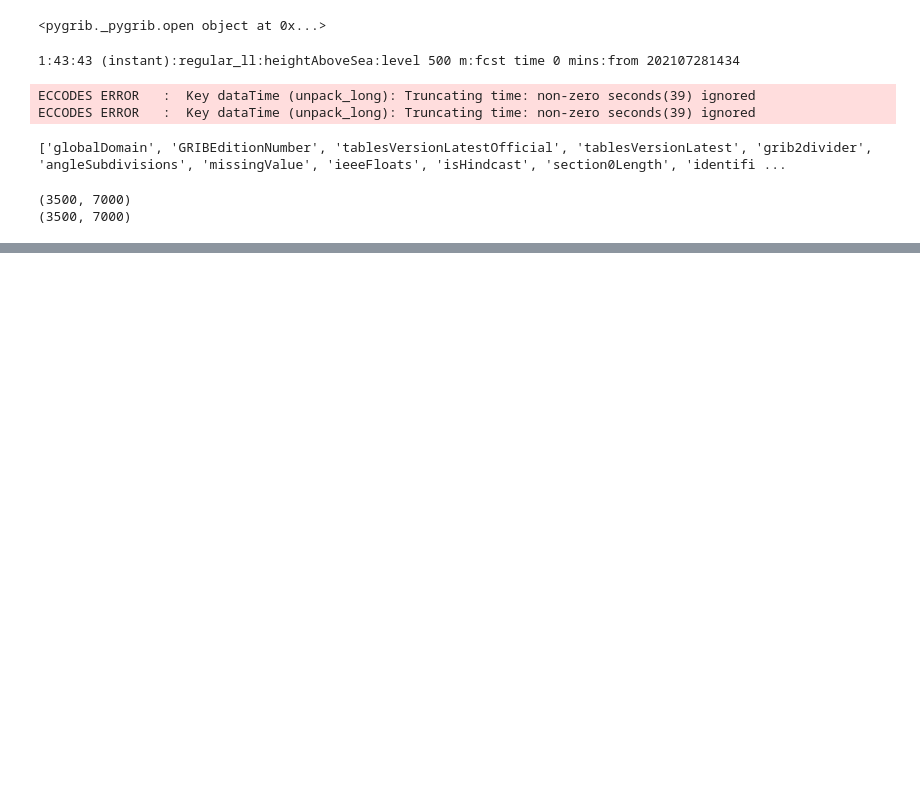
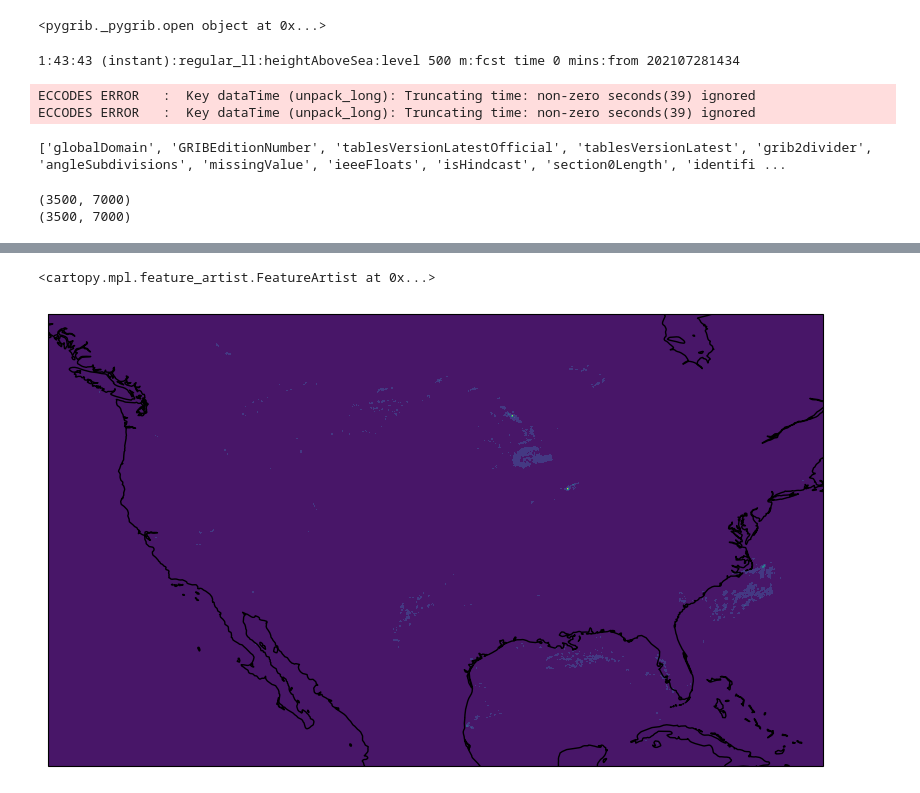
Before and after one commit to bmccl87/merlin_data_analysis, a Jupyter notebook: mrms_vii.ipynb, the cells around one changed output, grey strips where cells are left out. Saved outputs shown, nothing was run; the diff lists cells and outputs as text; code cells hidden in the pictures; blank space fills up the shorter version.

```diff
--- a/mrms_vii.ipynb
+++ b/mrms_vii.ipynb
@@ -44,0 +45,11 @@ plt.scatter(x,y,.5,marker='.',color='Red')
+# %%
+fig = plt.figure(figsize=(10,8))
+ax = fig.add_subplot(1,1,1, projection=ccrs.PlateCarree())
+ax.set_extent([-70,-130,20,55],crs=ccrs.PlateCarree())
+ax.add_feature(cfeature.LAND, edgecolor="black")
+ax.add_feature(cfeature.OCEAN, edgecolor="black")
+plt.contourf(lons,lats,vii,transform=ccrs.PlateCarree())
+ax.coastlines()
+# %% [output]
+<cartopy.mpl.feature_artist.FeatureArtist at 0x...>
+[figure, added]
```
Also changed, not shown: parts of 5 cells of this notebook.
